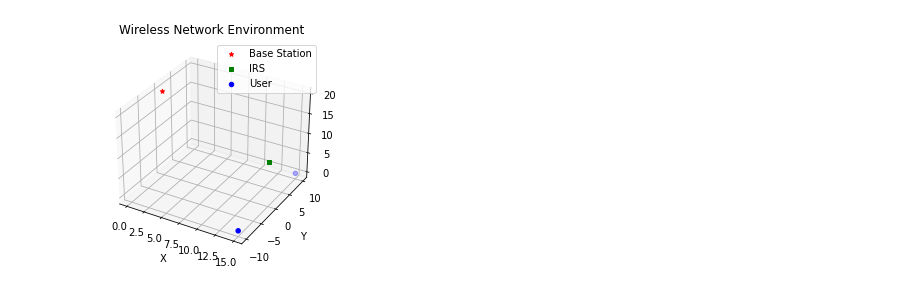
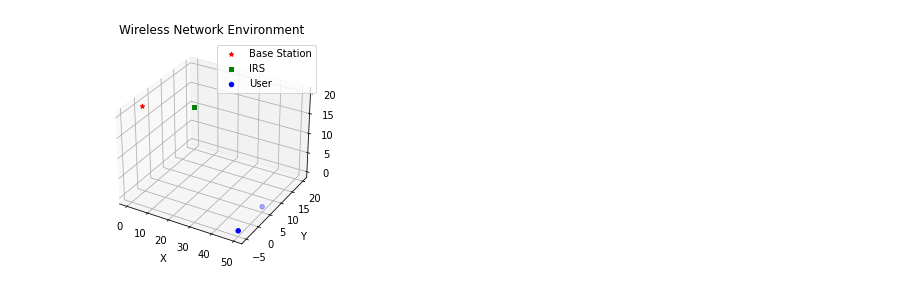
Before and after one commit to TariqUmar/SISO_Network_Implementation, a Jupyter notebook: double_irs_elements_ee_relations.ipynb, the cells around one changed output. Cells and saved outputs as stored; diff of their text form; code cells hidden in the pictures.

```diff
--- a/double_irs_elements_ee_relations.ipynb
+++ b/double_irs_elements_ee_relations.ipynb
@@ -34,8 +34,8 @@ ZETA = 3.8
 m = 1
 omega = np.sqrt(0.5)
 
-IRS_POSITION_1 = (15, 20, 10)
-IRS_POSITION_2 = (15, -20, 10)
+IRS_POSITION_1 = (0, 20, 10)
+IRS_POSITION_2 = (0, -20, 10)
 
 # Power consumption params
 wn = 0.5
@@ -47,10 +47,10 @@ Pu = 10 # 10 in dBm
 # Pu = 10 # in dBm
 
 # Generate user positions
-USER_POSITION = (15,10,0)
+USER_POSITION = (50,5,0)
 user_positions = generate_station_positions_3D(USER_POSITION)
 # Additional positions
-additional_positions = [(15, -10, 0)]
+additional_positions = [(50, -5, 0)]
 # Combine all positions
 all_positions = [USER_POSITION] + additional_positions
 user_positions = np.array(all_positions)
@@ -122,14 +122,14 @@ ax.set_xlabel('X')
 ax.set_ylabel('Y')
 ax.set_zlabel('Z')
 ax.set_title('Wireless Network Environment')
-ax.legend()
+# ax.legend()
 ax.grid(True)
 
-# Draw the circle in the x-y plane
-circle = plt.Circle((xt, yt), (GRID_RADIUS), edgecolor='black', facecolor='none')
-ax.add_patch(circle)
-art3d.pathpatch_2d_to_3d(circle, z=0, zdir='z')  # Add the circle to the x-y plane at z=zt
-plt.show()
+# # Draw the circle in the x-y plane
+# circle = plt.Circle((xt, yt), (GRID_RADIUS), edgecolor='black', facecolor='none')
+# ax.add_patch(circle)
+# art3d.pathpatch_2d_to_3d(circle, z=0, zdir='z')  # Add the circle to the x-y plane at z=zt
+# plt.show()
 # %% [output]
 User positions:
 
@@ -566,43 +566,21 @@ plt.show()
 # %%
-#Parameters for the element sharing
-IRS_POSITION = (15, 0, 10)
-
-# Generate antennas position
-AP_position = generate_station_positions_3D(BASE_STATION_POSITION)
-xt, yt, zt = AP_position[0]
-
-# Generate IRS position
-irs_position = generate_IRS_3D(IRS_POSITION)
-xs, ys, zs = irs_position[0]
-
-tx_ant_coords = generate_transmit_antenna_coordinates_3D(Nt, xt, yt, zt, halfLambda, quarterLambda)
-loc_T = tx_ant_coords
-# print()
-# print('Transmit antenna(e) coordinates:'"\n", loc_T)
-# print()
-
-irs_coords = generate_irs_coordinates_3D(xs, ys, zs, nIRSrow, nIRScol, halfLambda, quarterLambda)
-loc_S = irs_coords
-# print('IRS elements coordinates:'"\n", loc_S)
-# print()
-
 # Plot the 3D grid, base station, IRS, and user positions
 fig = plt.figure()
 ax = fig.add_subplot(111, projection='3d')
 ax.scatter(xt, yt, zt, color='red', marker='*', label='Base Station')
-ax.scatter(IRS_POSITION[0], IRS_POSITION[1], IRS_POSITION[2], color='green', marker='s', label='IRS')
+ax.scatter(IRS_POSITION_1[0], IRS_POSITION_1[1], IRS_POSITION_1[2], color='green', marker='s', label='IRS')
 ax.scatter(user_positions[:, 0], user_positions[:, 1], color='blue', marker='o', label='User')
 ax.set_xlabel('X')
 ax.set_ylabel('Y')
 ax.set_zlabel('Z')
 ax.set_title('Wireless Network Environment')
 ax.legend()
 ax.grid(True)
 
-# Draw the circle in the x-y plane
-circle = plt.Circle((xt, yt), (GRID_RADIUS), edgecolor='black', facecolor='none')
-ax.add_patch(circle)
-art3d.pathpatch_2d_to_3d(circle, z=0, zdir='z')  # Add the circle to the x-y plane at z=zt
-plt.show()
+# # Draw the circle in the x-y plane
+# circle = plt.Circle((xt, yt), (GRID_RADIUS), edgecolor='black', facecolor='none')
+# ax.add_patch(circle)
+# art3d.pathpatch_2d_to_3d(circle, z=0, zdir='z')  # Add the circle to the x-y plane at z=zt
+# plt.show()
 # %% [output]
-[figure, old version]
+[figure, new version]
```
Also changed, not shown: parts of 11 cells of this notebook.
